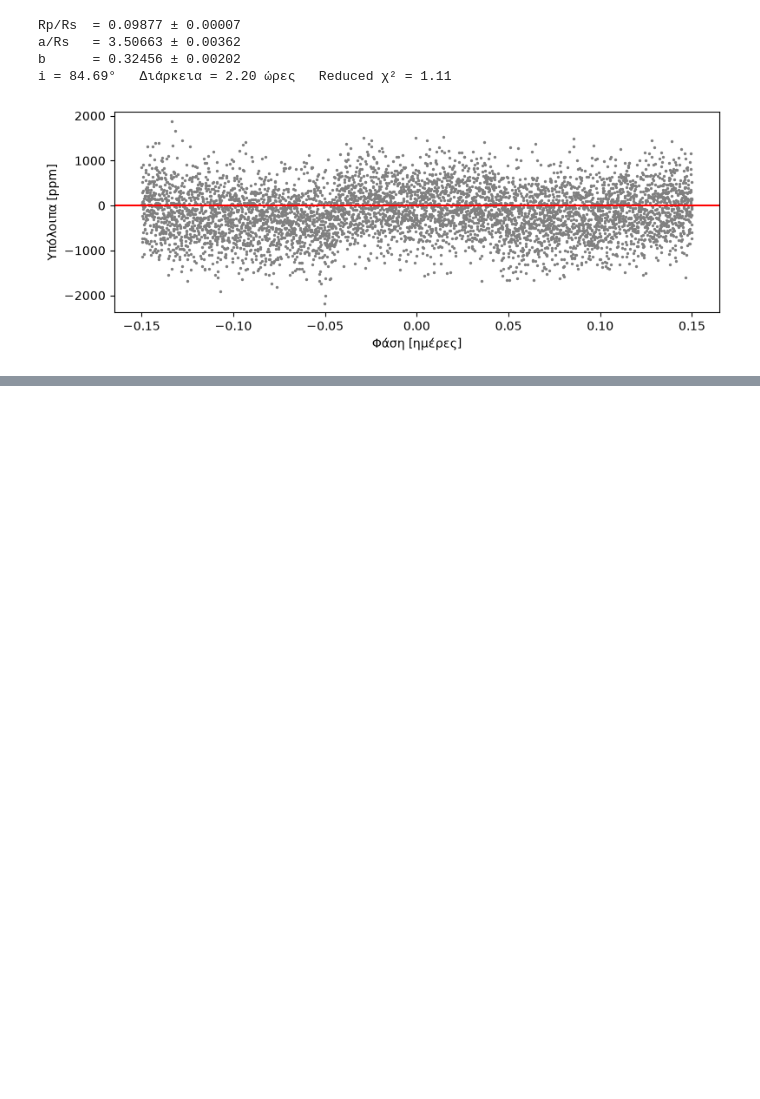
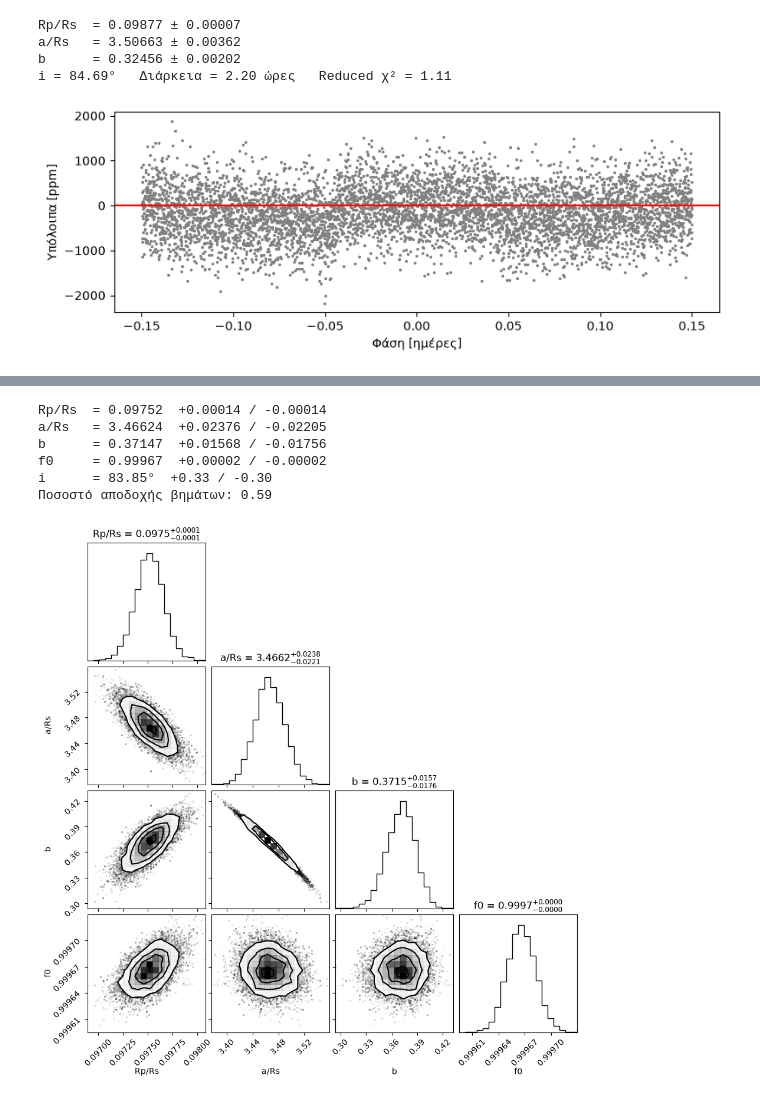
Before and after one commit to rigasneofotistos-beep/tess-transit-project, a Jupyter notebook: 01_first_lightcurve.ipynb, the cells around one changed output, grey strips where cells are left out. Cells and saved outputs as stored; diff of their text form; code cells hidden in the pictures; blank space fills up the shorter version.

```diff
--- a/01_first_lightcurve.ipynb
+++ b/01_first_lightcurve.ipynb
@@ -363,0 +479,38 @@ i = 84.69°   Διάρκεια = 2.20 ώρες   Reduced χ² = 1.11
+# %%
+import emcee, corner
+
+eb2 = eb * np.sqrt(chi2r4)   # αβεβαιότητες σημείων ώστε χ² ≈ 1
+
+def log_prob(theta):
+    k, a, b, f0 = theta
+    if not (0.05 < k < 0.2 and 1.5 < a < 10 and 0 <= b < 1 and 0.99 < f0 < 1.01):
+        return -np.inf                     # εκτός λογικών ορίων: απορρίπτεται
+    m = model_f0(xb, k, a, b, f0)
+    return -0.5 * np.sum(((yb - m) / eb2)**2)   # όσο μεγαλύτερο, τόσο καλύτερο ταίριασμα
+
+ndim, nwalkers, nsteps = 4, 24, 1500
+start = popt4 + 1e-5 * np.random.randn(nwalkers, ndim)   # 24 περιπατητές γύρω από το fit
+sampler = emcee.EnsembleSampler(nwalkers, ndim, log_prob)
+sampler.run_mcmc(start, nsteps, progress=True)
+
+flat = sampler.get_chain(discard=500, flat=True)   # πετάμε τα πρώτα 500 βήματα («ζέσταμα»)
+names = ["Rp/Rs", "a/Rs", "b", "f0"]
+for i, nm in enumerate(names):
+    lo, med, hi = np.percentile(flat[:, i], [16, 50, 84])
+    print(f"{nm:6s} = {med:.5f}  +{hi - med:.5f} / -{med - lo:.5f}")
+
+inc_s = np.degrees(np.arccos(flat[:, 2] / flat[:, 1]))
+lo, med, hi = np.percentile(inc_s, [16, 50, 84])
+print(f"i      = {med:.2f}°  +{hi - med:.2f} / -{med - lo:.2f}")
+print(f"Ποσοστό αποδοχής βημάτων: {np.mean(sampler.acceptance_fraction):.2f}")
+
+corner.corner(flat, labels=names, show_titles=True, title_fmt=".4f")
+plt.show()
+# %% [output]
+Rp/Rs  = 0.09752  +0.00014 / -0.00014
+a/Rs   = 3.46624  +0.02376 / -0.02205
+b      = 0.37147  +0.01568 / -0.01756
+f0     = 0.99967  +0.00002 / -0.00002
+i      = 83.85°  +0.33 / -0.30
+Ποσοστό αποδοχής βημάτων: 0.59
+[figure, added]
```
Also changed, not shown: parts of 7 cells of this notebook.
